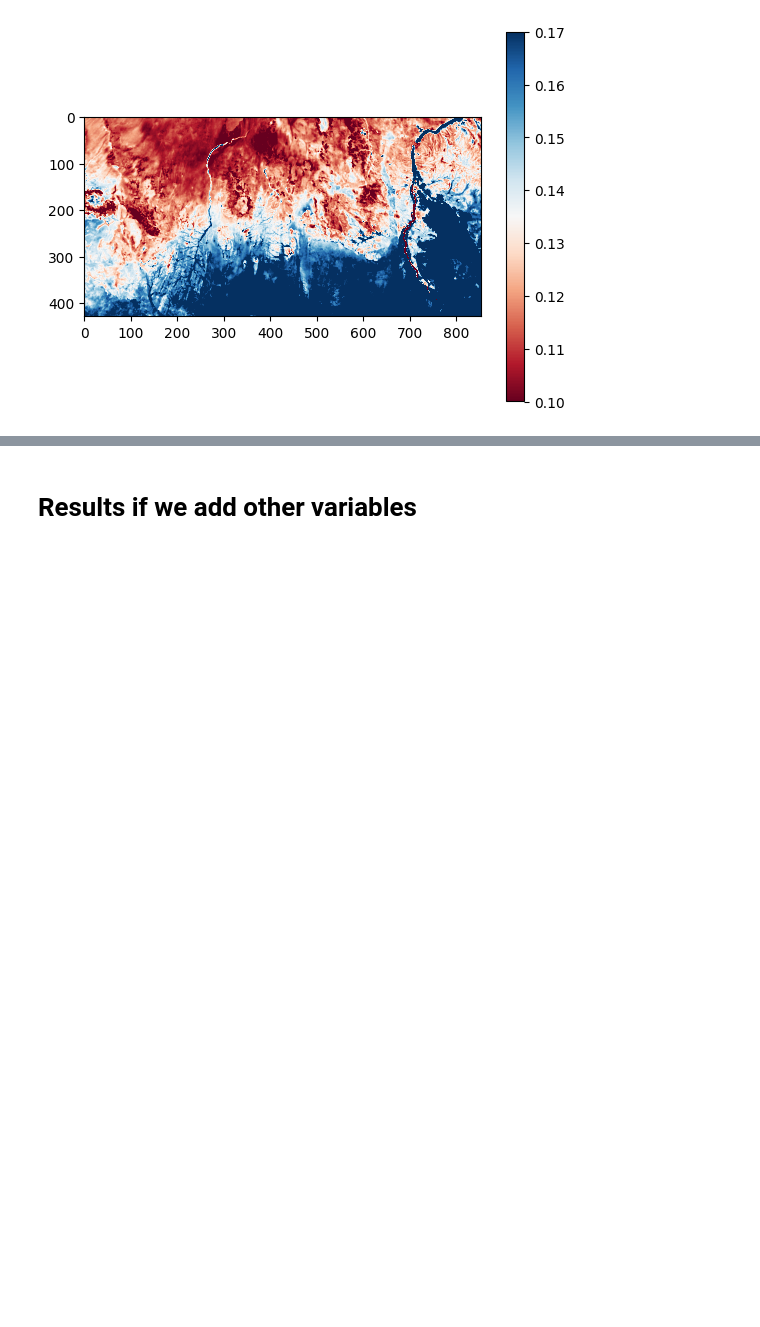
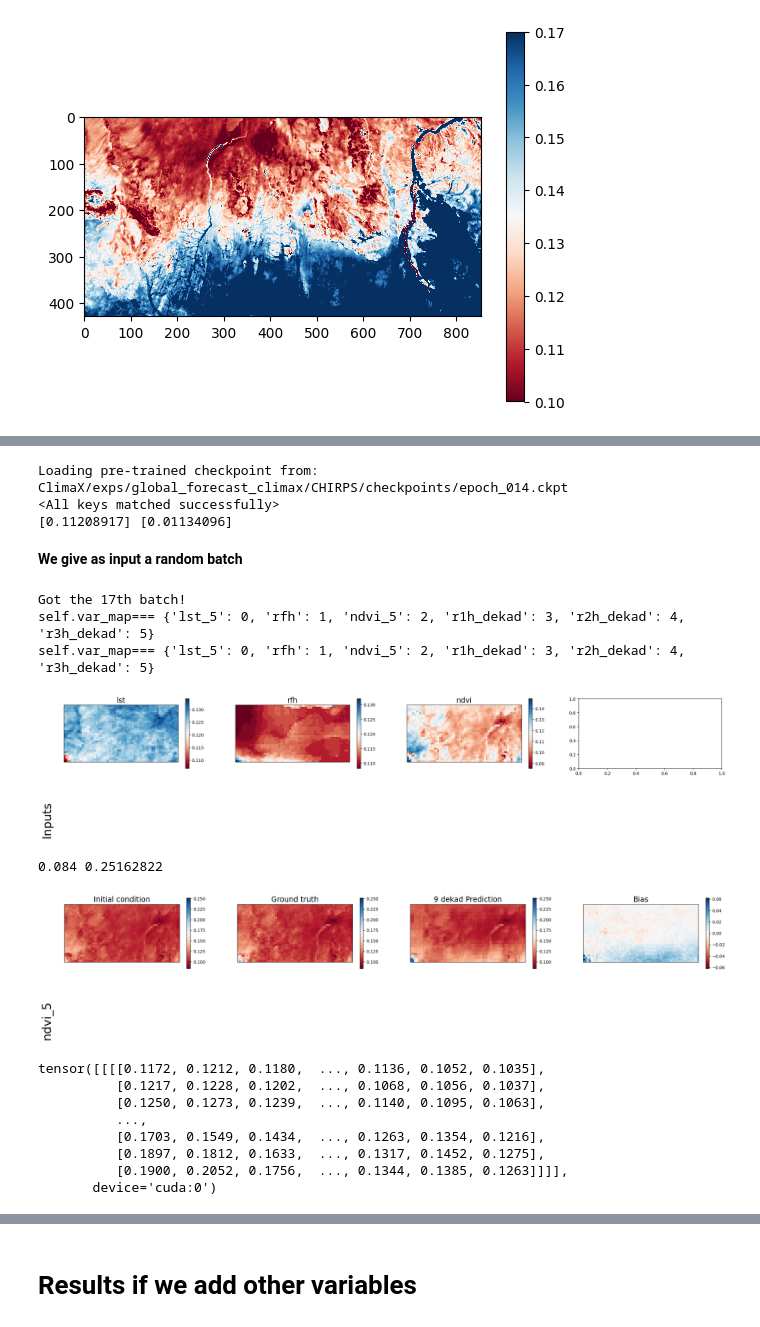
Before and after one commit to WFP-VAM/ClimaX, a Jupyter notebook: ClimaX_Tutorial.ipynb, the cells around one changed output, grey strips where cells are left out. Cells and saved outputs as stored; diff of their text form; code cells hidden in the pictures; blank space fills up the shorter version.

```diff
--- a/ClimaX_Tutorial.ipynb
+++ b/ClimaX_Tutorial.ipynb
@@ -915,0 +923,65 @@ plt.show()
+# %%
+task = "90 days"
+var = 'ndvi_5'
+pred_range = TASK_TO_RANGE[task]
+
+net_args = {
+    'default_vars': ['lst_5','rfh', 'ndvi_5','r1h_dekad','r2h_dekad','r3h_dekad']
+      ,'img_size': [32,64]
+      ,"patch_size": 2,
+    "embed_dim": 1024,
+    "depth": 8,
+    "decoder_depth": 2,
+    "num_heads": 16,
+    "mlp_ratio": 4,
+    "drop_path": 0.1,
+    "drop_rate": 0.1,
+
+}
+net = ClimaX(**net_args)
+model = GlobalForecastModule(net = net, pretrained_path = 'ClimaX/exps/global_forecast_climax/CHIRPS/checkpoints/epoch_014.ckpt')
+
+datamodule = GlobalForecastDataModule(root_dir=f'Data/forecasting/data_npz',
+    variables=[
+      'lst_5','rfh','ndvi_5'],
+    out_variables=['ndvi_5'],
+    predict_range=2,
+    hrs_each_step=1,
+    buffer_size=10000,
+    batch_size=1
+)
+
+normalization = datamodule.output_transforms
+mean_norm, std_norm = normalization.mean, normalization.std
+print(mean_norm, std_norm )
+mean_denorm, std_denorm = -mean_norm / std_norm, 1 / std_norm
+model.set_denormalization(mean_denorm, std_denorm)
+model.set_lat_lon(*datamodule.get_lat_lon())
+model.set_pred_range(datamodule.hparams.predict_range)
+model.set_val_clim(datamodule.val_clim)
+model.set_test_clim(datamodule.test_clim)
+
+datamodule.setup()
+# %% [output]
+Loading pre-trained checkpoint from: ClimaX/exps/global_forecast_climax/CHIRPS/checkpoints/epoch_014.ckpt
+<All keys matched successfully>
+[0.11208917] [0.01134096]
+# %% [markdown]
+**We give as input a random batch**
+# %%
+visualize_forecast(model, datamodule,mean_norm, std_norm, pred_range, var_name = var, var_id = 2, data_path=None)
+# %% [output]
+Got the 17th batch!
+self.var_map=== {'lst_5': 0, 'rfh': 1, 'ndvi_5': 2, 'r1h_dekad': 3, 'r2h_dekad': 4, 'r3h_dekad': 5}
+self.var_map=== {'lst_5': 0, 'rfh': 1, 'ndvi_5': 2, 'r1h_dekad': 3, 'r2h_dekad': 4, 'r3h_dekad': 5}
+[figure, added]
+0.084 0.25162822
+[figure, added]
+tensor([[[[0.1172, 0.1212, 0.1180,  ..., 0.1136, 0.1052, 0.1035],
+          [0.1217, 0.1228, 0.1202,  ..., 0.1068, 0.1056, 0.1037],
+          [0.1250, 0.1273, 0.1239,  ..., 0.1140, 0.1095, 0.1063],
+          ...,
+          [0.1703, 0.1549, 0.1434,  ..., 0.1263, 0.1354, 0.1216],
+          [0.1897, 0.1812, 0.1633,  ..., 0.1317, 0.1452, 0.1275],
+          [0.1900, 0.2052, 0.1756,  ..., 0.1344, 0.1385, 0.1263]]]],
+       device='cuda:0')
```
Also changed, not shown: parts of 37 cells of this notebook.
